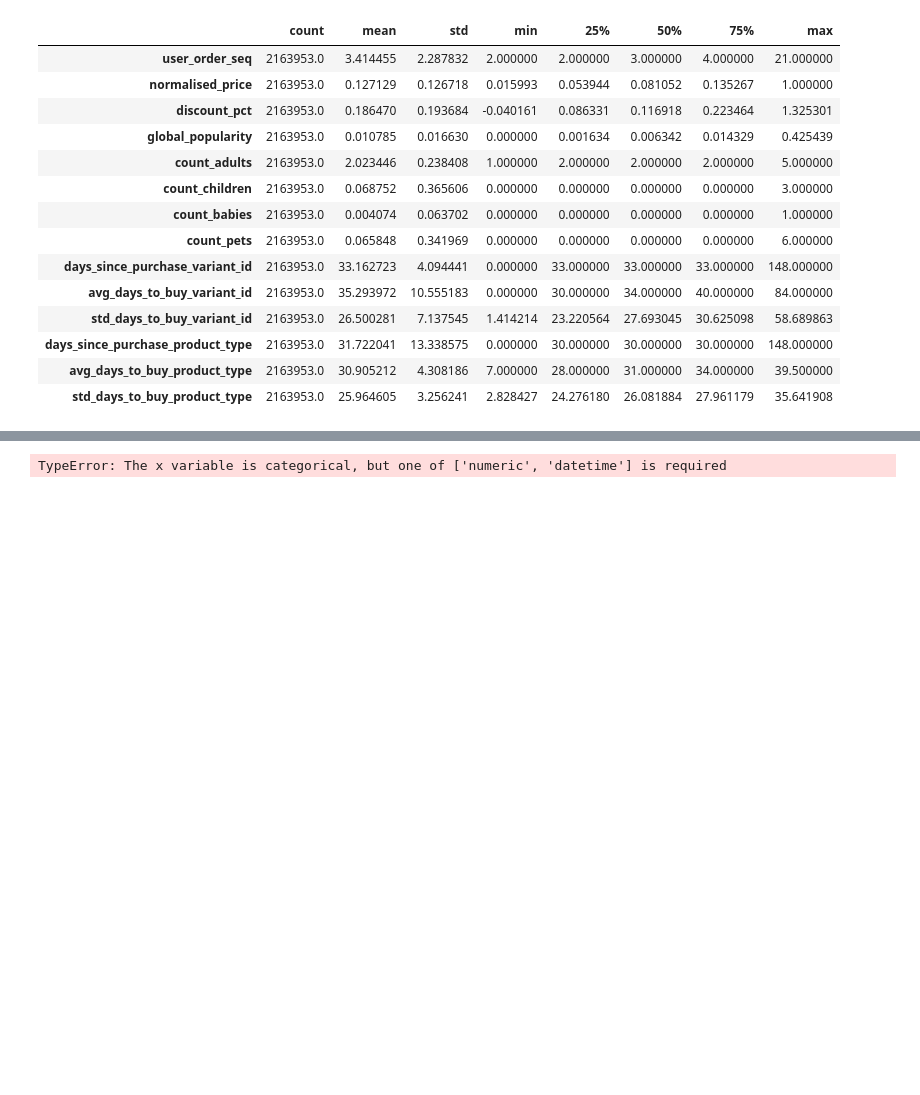
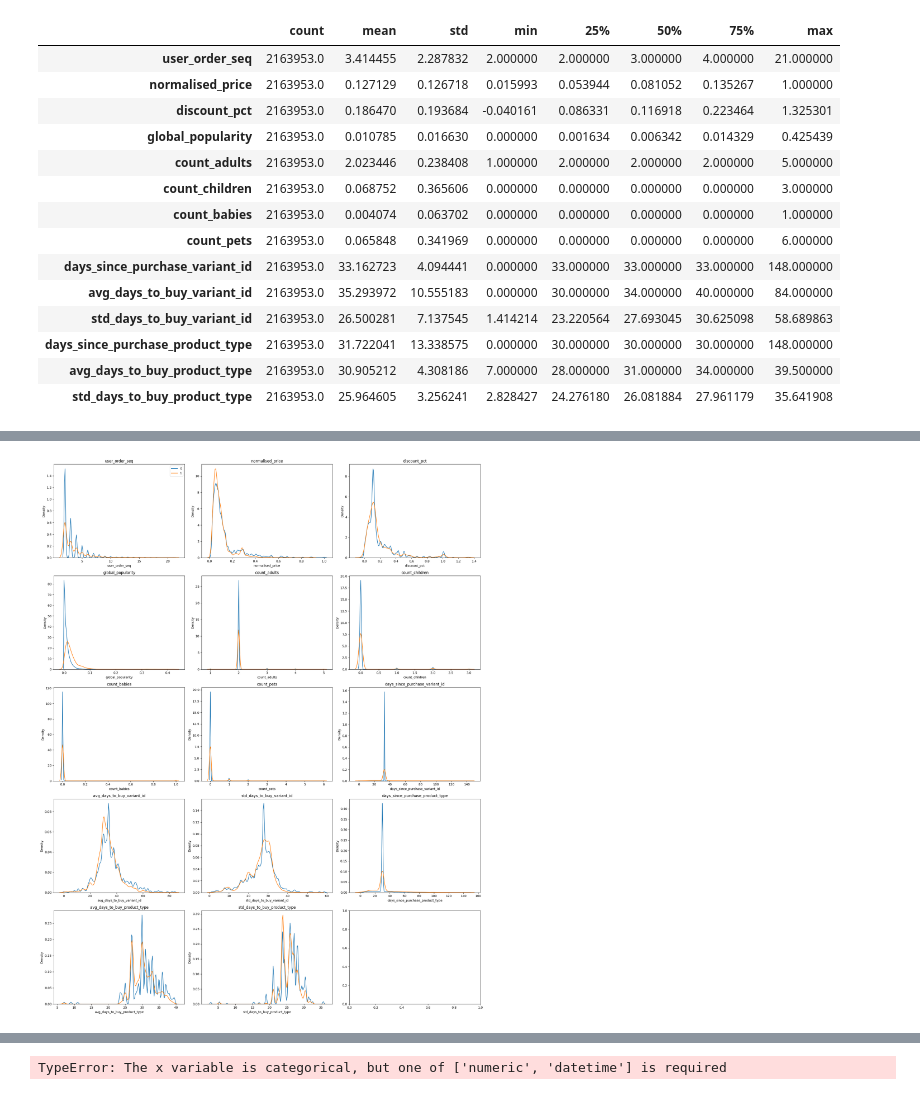
Before and after one commit to carlossantamarizq/zrive-ds, a Jupyter notebook: src/module_3/exploring.ipynb, the cells around one changed output, grey strips where cells are left out. Cells and saved outputs as stored; diff of their text form; code cells hidden in the pictures; blank space fills up the shorter version.

```diff
--- a/src/module_3/exploring.ipynb
+++ b/src/module_3/exploring.ipynb
@@ -63,9 +66,10 @@ for col in categorical_cols:
 # %%
 info_cols = ['variant_id', 'order_id', 'user_id', 'created_at', 'order_date']
 label_col = 'outcome'
+
 features_cols = [col for col in df.columns if col not in info_cols + [label_col]]
 
-categorical_cols = ['product_type_encoded', 'vendor_encoded']
+categorical_cols = ['product_type', 'vendor']
 binary_cols = ['ordered_before', 'abandoned_before', 'active_snoozed', 'set_as_regular']
 numerical_cols = [col for col in features_cols if col not in categorical_cols + binary_cols]
 # %%
@@ -100,0 +113,16 @@ df_work.head()
+# %%
+cols = 3
+rows = int(np.ceil(len(numerical_cols) / cols))
+fig, ax = plt.subplots(rows, cols, figsize=(20, 5*rows))
+ax = ax.flatten()
+
+for i, col in enumerate(numerical_cols):
+    sns.kdeplot(df_work.loc[lambda x: x.outcome == 0, col], label='0', ax=ax[i])
+    sns.kdeplot(df_work.loc[lambda x: x.outcome == 1, col], label='1', ax=ax[i])
+    ax[i].set_title(col)
+
+ax[0].legend()
+
+plt.tight_layout()
+# %% [output]
+[figure, added]
```
Also changed, not shown: parts of 12 cells of this notebook, 1 other file.
